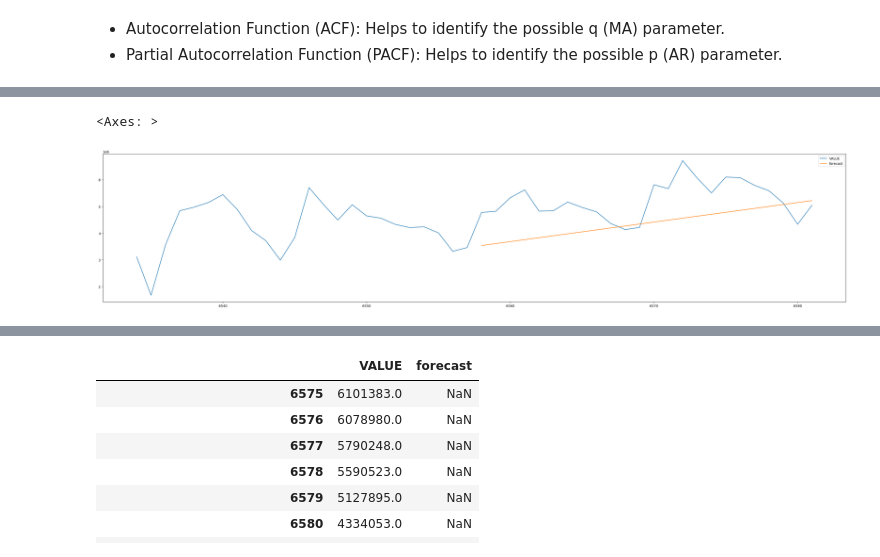
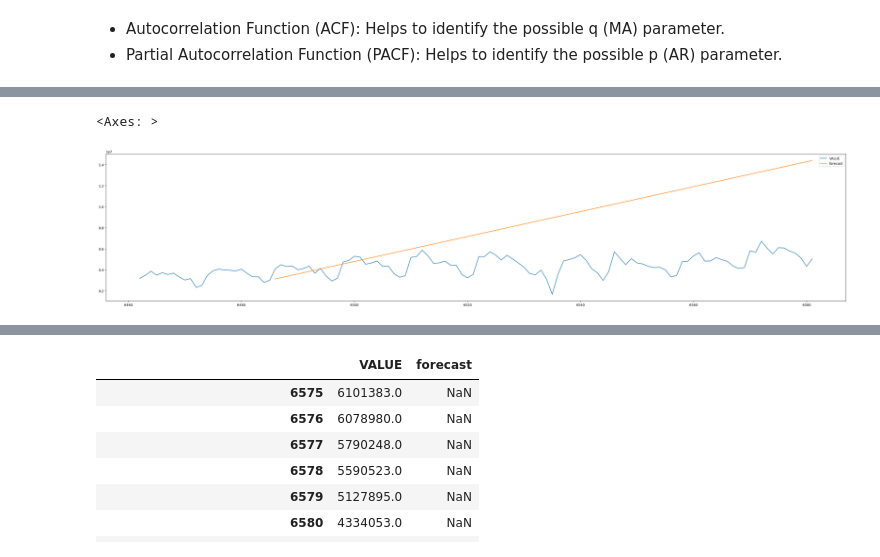
Before and after one commit to CLIUKELLY/ARIMA-Time-Serie-Forecasting, a Jupyter notebook: 02. ARIMA Time Series Forecasting_Last 24mth.ipynb, the cells around one changed output, grey strips where cells are left out. Cells and saved outputs as stored; diff of their text form; code cells hidden in the pictures.

```diff
--- a/02. ARIMA Time Series Forecasting_Last 24mth.ipynb
+++ b/02. ARIMA Time Series Forecasting_Last 24mth.ipynb
@@ -64,7 +64,7 @@ Canadian_data.tail(12)
 | 6580 | 2024-01-01 | 4334053.0 |
 | 6581 | 2024-02-01 | 5048656.0 |
 # %%
-last_48_months=Canadian_data.tail(48).dropna()
+last_48_months=Canadian_data.tail(120).dropna()
 # %%
 # Check for missing values
 print(last_48_months.isnull().sum())
@@ -189,5 +189,5 @@ plt.show()
 # %%
-p=2
+p=1
 q=2
 d=1
 # %%
@@ -216,6 +240,6 @@ Warnings:
 # %%
-last_48_months['forecast']=model_fit.predict(start=24,end=48,dynamic=True)
+last_48_months['forecast']=model_fit.predict(start=24,end=120,dynamic=True)
 last_48_months[['VALUE','forecast']].plot(figsize=(40,8))
 # %% [output]
 <Axes: >
-[figure, old version]
+[figure, new version]
```
Also changed, not shown: parts of 14 cells of this notebook.
